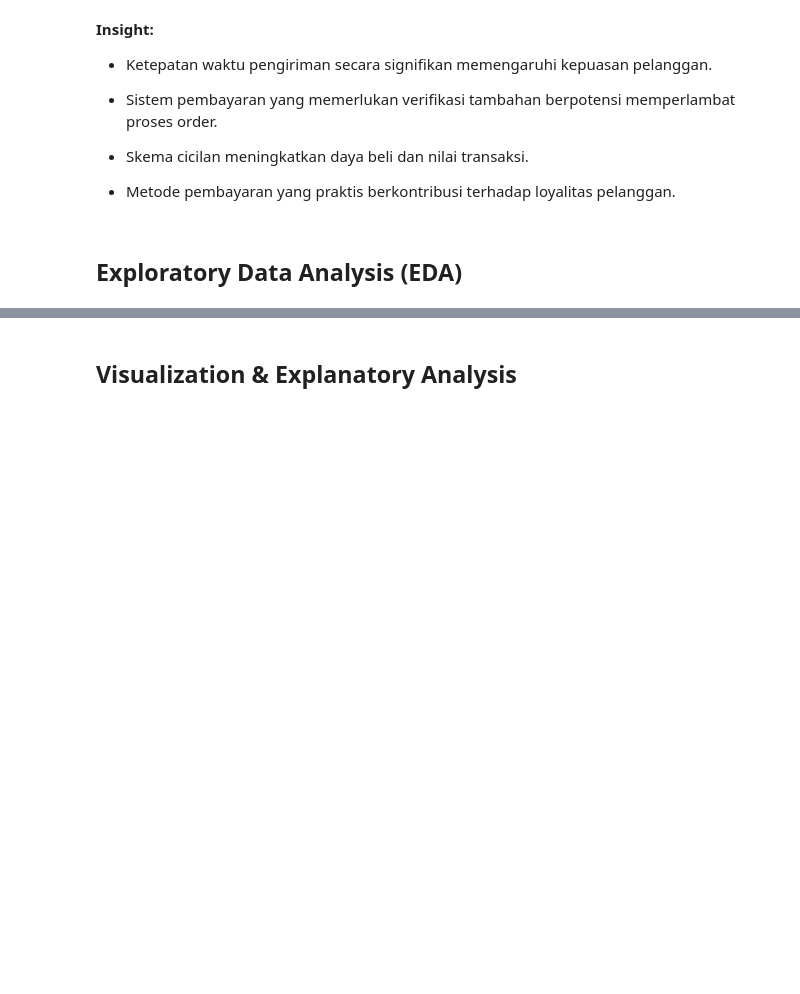
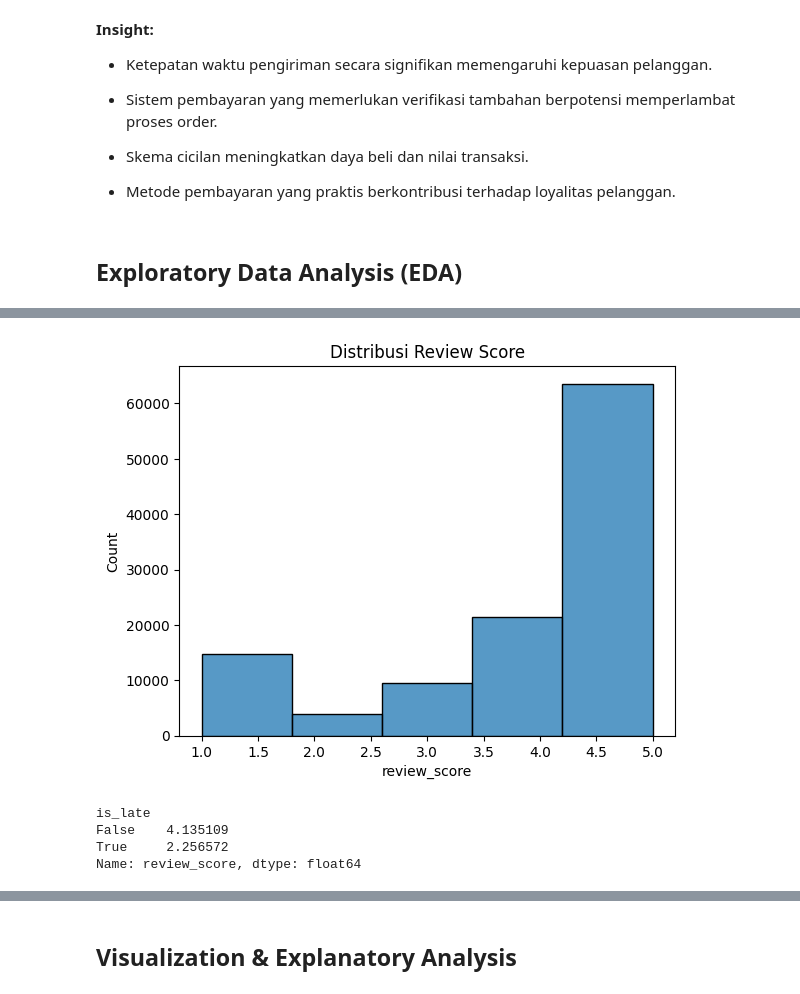
Before and after one commit to AnaRosyidah/submission_analis_data, a Jupyter notebook: notebook.ipynb, the cells around one changed output, grey strips where cells are left out. Drawn from its saved outputs; the diff is of its cells as text; code cells hidden in the pictures; blank space fills up the shorter version.

```diff
--- a/notebook.ipynb
+++ b/notebook.ipynb
@@ -432,0 +380,18 @@ Name: payment_value, dtype: float64
+# %%
+#Visualisasi
+
+sns.histplot(df_delay['review_score'], bins=5)
+plt.title("Distribusi Review Score")
+plt.show()
+# %% [output]
+[figure, added]
+# %%
+#Keterlambatan vs Review Score
+#Aggregasi
+
+df_delay.groupby('is_late')['review_score'].mean()
+# %% [output]
+is_late
+False    4.135109
+True     2.256572
+Name: review_score, dtype: float64
```
Also changed, not shown: parts of 39 cells of this notebook, 5 other files.
